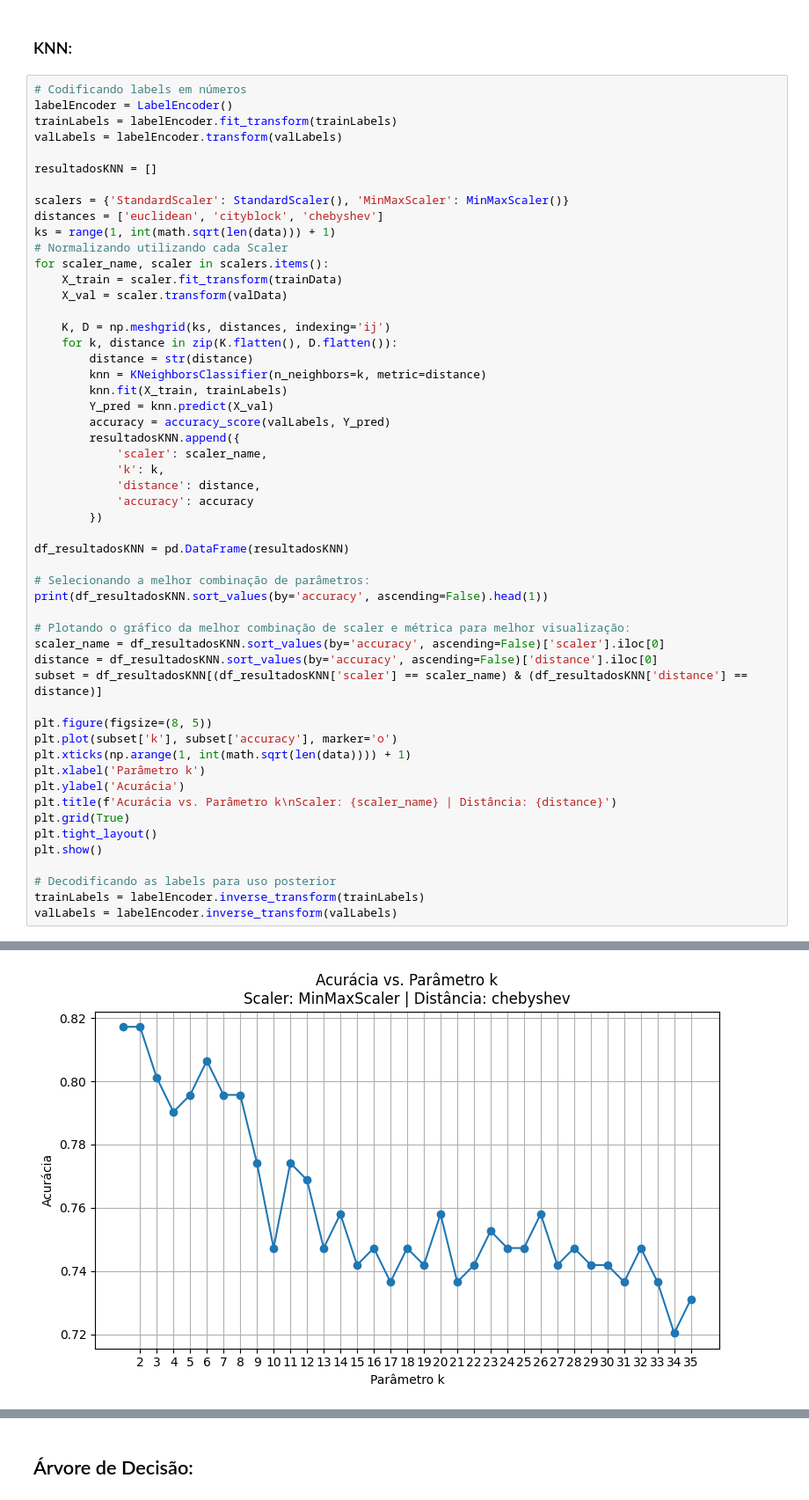
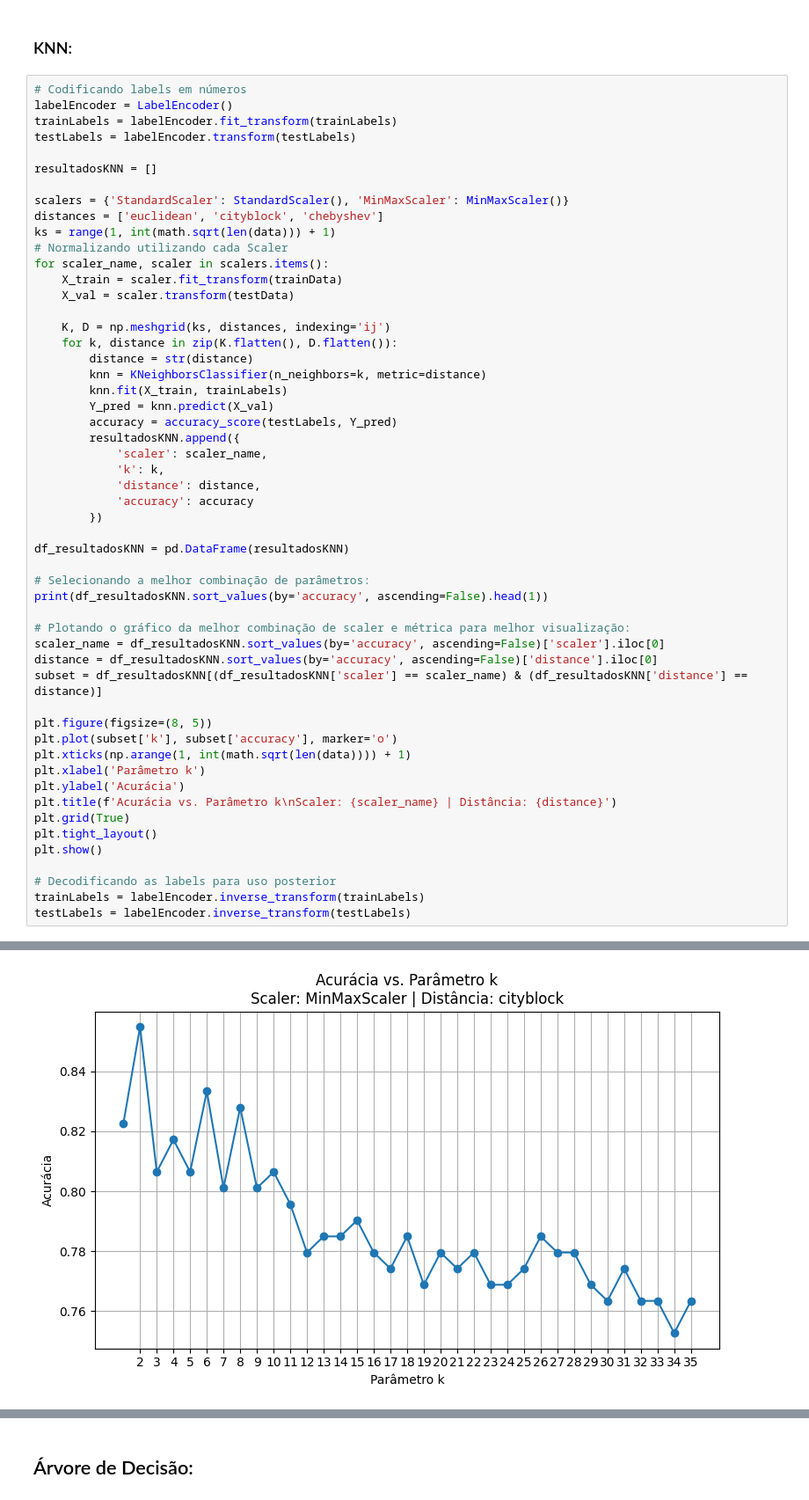
Before and after one commit to schwaad/aprendizado-de-maquina, a Jupyter notebook: Relatorio_1/Tarefa3.ipynb, the cells around one changed output, grey strips where cells are left out. Shown at 88% size. Drawn from its saved outputs; the diff is of its cells as text.

```diff
--- a/Relatorio_1/Tarefa3.ipynb
+++ b/Relatorio_1/Tarefa3.ipynb
@@ -108,7 +91,7 @@ Vamos, então, utilizar o conjunto de treino e o conjunto de validação para en
 # Codificando labels em números
 labelEncoder = LabelEncoder()
 trainLabels = labelEncoder.fit_transform(trainLabels)
-valLabels = labelEncoder.transform(valLabels)
+testLabels = labelEncoder.transform(testLabels)
 
 resultadosKNN = []
 
@@ -118,7 +101,7 @@ ks = range(1, int(math.sqrt(len(data))) + 1)
 # Normalizando utilizando cada Scaler
 for scaler_name, scaler in scalers.items():
     X_train = scaler.fit_transform(trainData)
-    X_val = scaler.transform(valData)
+    X_val = scaler.transform(testData)
 
     K, D = np.meshgrid(ks, distances, indexing='ij')
     for k, distance in zip(K.flatten(), D.flatten()):
@@ -126,7 +109,7 @@ for scaler_name, scaler in scalers.items():
         knn = KNeighborsClassifier(n_neighbors=k, metric=distance)
         knn.fit(X_train, trainLabels)
         Y_pred = knn.predict(X_val)
-        accuracy = accuracy_score(valLabels, Y_pred)
+        accuracy = accuracy_score(testLabels, Y_pred)
         resultadosKNN.append({
             'scaler': scaler_name,
             'k': k,
@@ -156,6 +139,6 @@ plt.show()
 
 # Decodificando as labels para uso posterior
 trainLabels = labelEncoder.inverse_transform(trainLabels)
-valLabels = labelEncoder.inverse_transform(valLabels)
+testLabels = labelEncoder.inverse_transform(testLabels)
 # %% [output]
            scaler  k   distance  accuracy
@@ -163,2 +146,2 @@ valLabels = labelEncoder.inverse_transform(valLabels)
-[figure, old version]
+[figure, new version]
 # %% [markdown]
```
Also changed, not shown: parts of 16 cells of this notebook.
